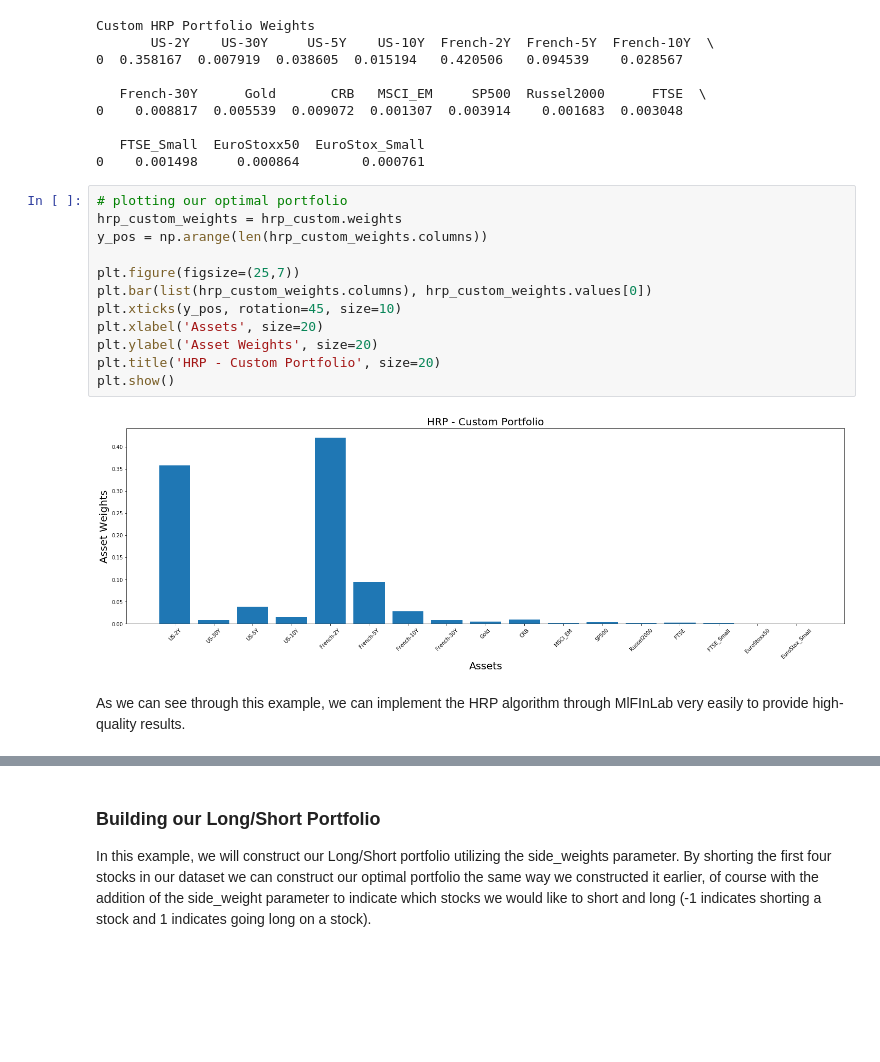
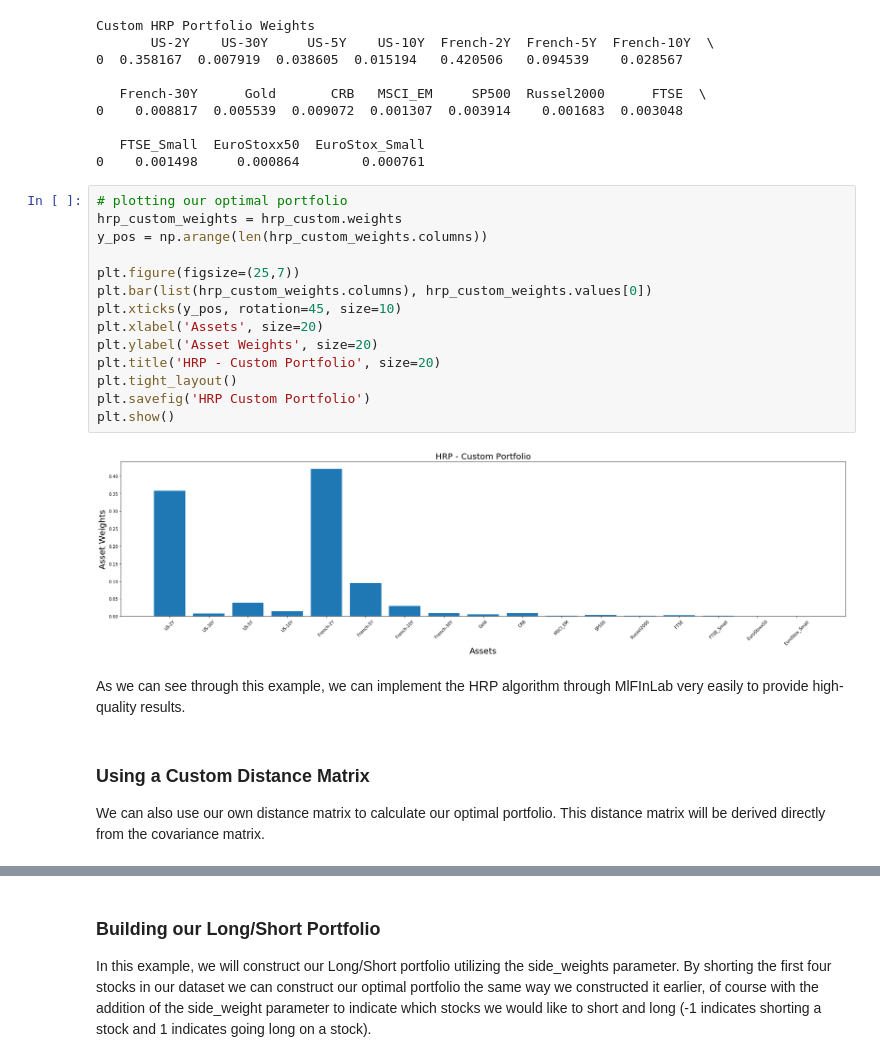
Before and after one commit to WeigeHuangEcon/research, a Jupyter notebook: HRP Blog Post/HRP Blog Post.ipynb, the cells around one changed output, grey strips where cells are left out. Cells and saved outputs as stored; diff of their text form; blank space fills up the shorter version.

Commit message:
Custom Distance Matrix section added

```diff
--- a/HRP Blog Post/HRP Blog Post.ipynb
+++ b/HRP Blog Post/HRP Blog Post.ipynb
@@ -217,16 +223,21 @@ Custom HRP Portfolio Weights
 # %%
 # plotting our optimal portfolio
 hrp_custom_weights = hrp_custom.weights
 y_pos = np.arange(len(hrp_custom_weights.columns))
 
 plt.figure(figsize=(25,7))
 plt.bar(list(hrp_custom_weights.columns), hrp_custom_weights.values[0])
 plt.xticks(y_pos, rotation=45, size=10)
 plt.xlabel('Assets', size=20)
 plt.ylabel('Asset Weights', size=20)
 plt.title('HRP - Custom Portfolio', size=20)
+plt.tight_layout()
+plt.savefig('HRP Custom Portfolio')
 plt.show()
 # %% [output]
-[figure, old version]
+[figure, new version]
 # %% [markdown]
 As we can see through this example, we can implement the HRP algorithm through MlFInLab very easily to provide high-quality results.
+# %% [markdown]
+### Using a Custom Distance Matrix
+We can also use our own distance matrix to calculate our optimal portfolio. This distance matrix will be derived directly from the covariance matrix.
```
Also changed, not shown: parts of 6 cells of this notebook.
